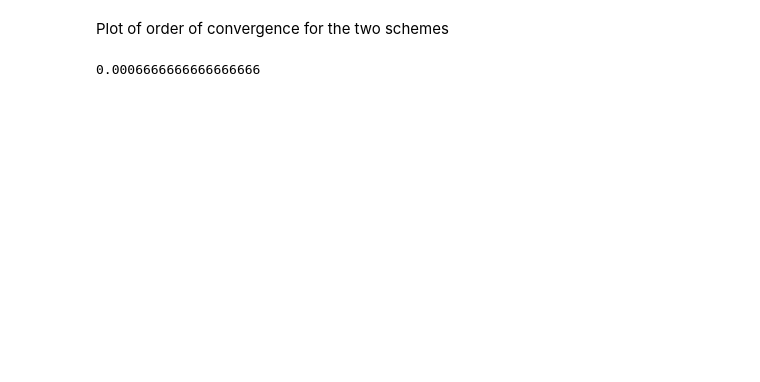
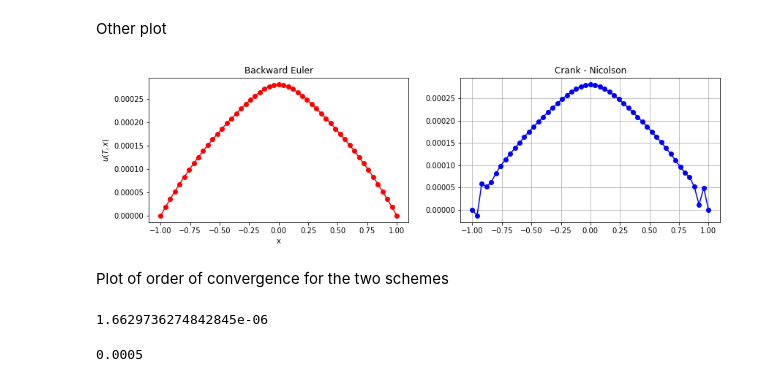
Before and after one commit to fdrmrc/HigherNumericalMathematicsPS, a Jupyter notebook: Sheet8/Crank_Nicolson_BE.ipynb, the cells around one changed output. Cells and saved outputs as stored; diff of their text form; code cells hidden in the pictures; blank space fills up the shorter version.

```diff
--- a/Sheet8/Crank_Nicolson_BE.ipynb
+++ b/Sheet8/Crank_Nicolson_BE.ipynb
@@ -115,3 +117,21 @@ print(min(uCN),min(uBE))
+# %% [markdown]
+Other plot
+# %%
+plt.figure(figsize=(14,8))
+plt.subplot(221)
+plt.plot(x, uBE, 'r-o')
+plt.xlabel('x')
+plt.ylabel('$u(T,x)$')
+plt.title('Backward Euler')
+
+
+plt.subplot(222)
+plt.plot(x, uCN, 'b-o')
+plt.grid()
+plt.title('Crank - Nicolson')
+plt.show()
+# %% [output]
+[figure, added]
 # %% [markdown]
 Plot of order of convergence for the two schemes
 # %%
@@ -204,7 +224,11 @@ if (ts>8000 and alpha <5):
     plt.title('Order of convergence  for Back. Euler')
     plt.legend()
     plt.show()
-# %%
-k
-# %% [output]
-0.0006666666666666666
+# %%
+abs(0.0003798222421778295 - 0.00038148521580531376)
+# %% [output]
+1.6629736274842845e-06
+# %%
+print(5e-4)
+# %% [output]
+0.0005
```
Also changed, not shown: parts of 5 cells of this notebook.
